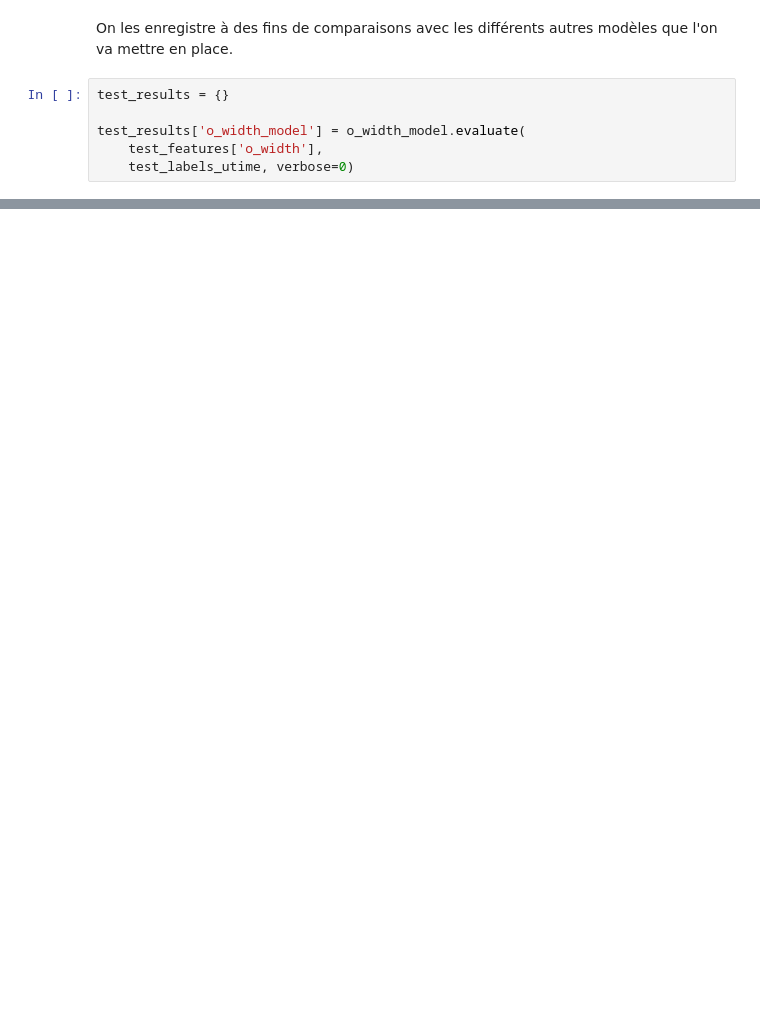
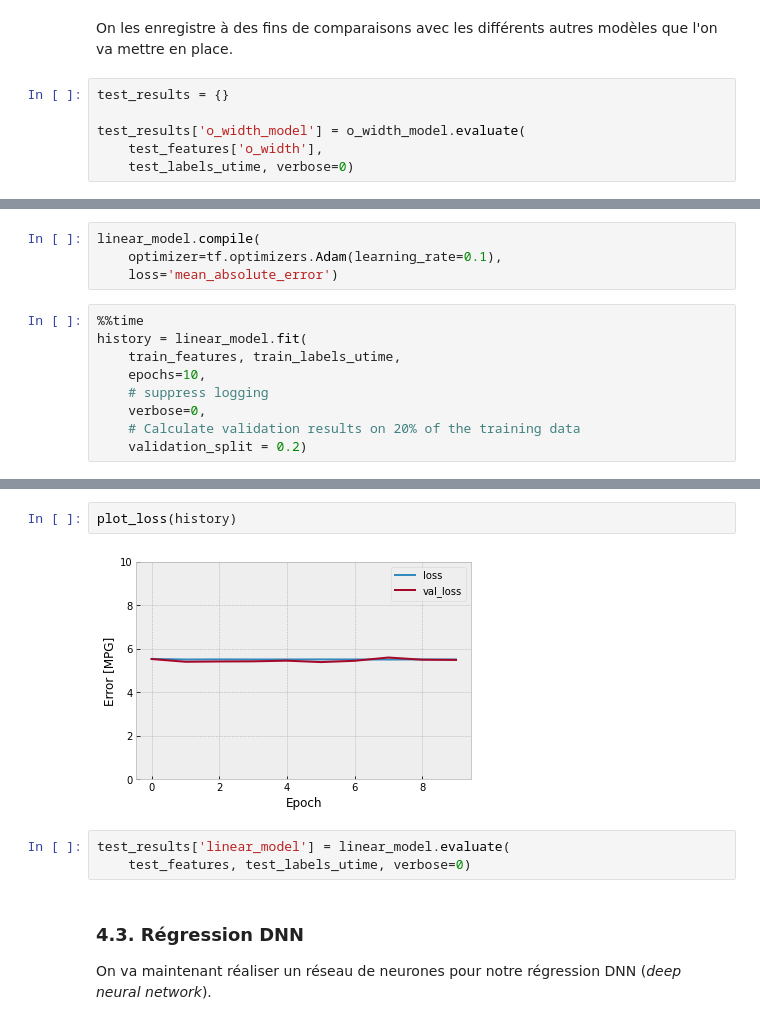
Before and after one commit to Anatole-Lapelerie/ESILV-S7-Python-for-Data-Analysis, a Jupyter notebook: main.ipynb, the cells around one changed output, grey strips where cells are left out. Drawn from its saved outputs; the diff is of its cells as text; blank space fills up the shorter version.

```diff
--- a/main.ipynb
+++ b/main.ipynb
@@ -751,0 +806,13 @@ test_results['o_width_model'] = o_width_model.evaluate(
+# %%
+linear_model.compile(
+    optimizer=tf.optimizers.Adam(learning_rate=0.1),
+    loss='mean_absolute_error')
+# %%
+%%time
+history = linear_model.fit(
+    train_features, train_labels_utime,
+    epochs=10,
+    # suppress logging
+    verbose=0,
+    # Calculate validation results on 20% of the training data
+    validation_split = 0.2)
@@ -751,0 +821,11 @@ test_results['o_width_model'] = o_width_model.evaluate(
+# %%
+plot_loss(history)
+# %% [output]
+[figure, added]
+# %%
+test_results['linear_model'] = linear_model.evaluate(
+    test_features, test_labels_utime, verbose=0)
+# %% [markdown]
+### 4.3. Régression DNN
+
+On va maintenant réaliser un réseau de neurones pour notre régression DNN (*deep neural network*).
```
Also changed, not shown: parts of 29 cells of this notebook.
